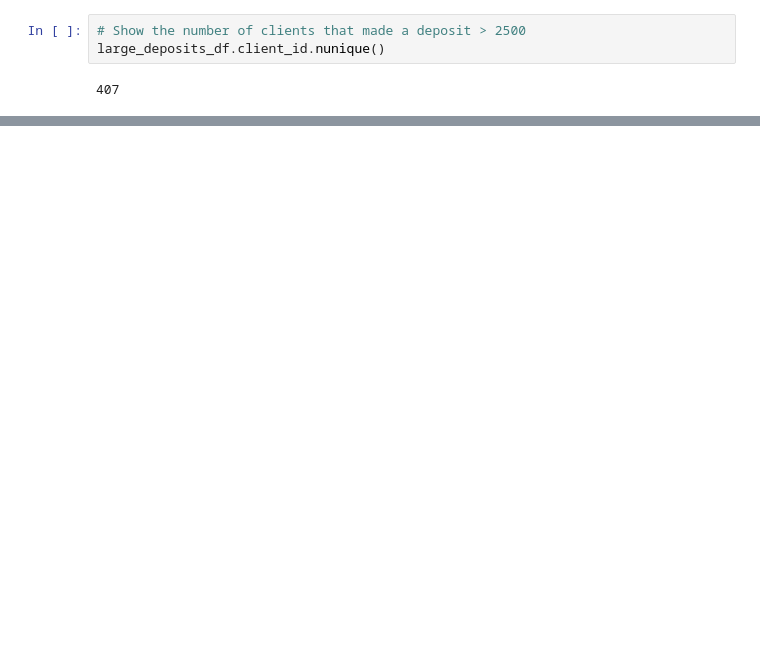
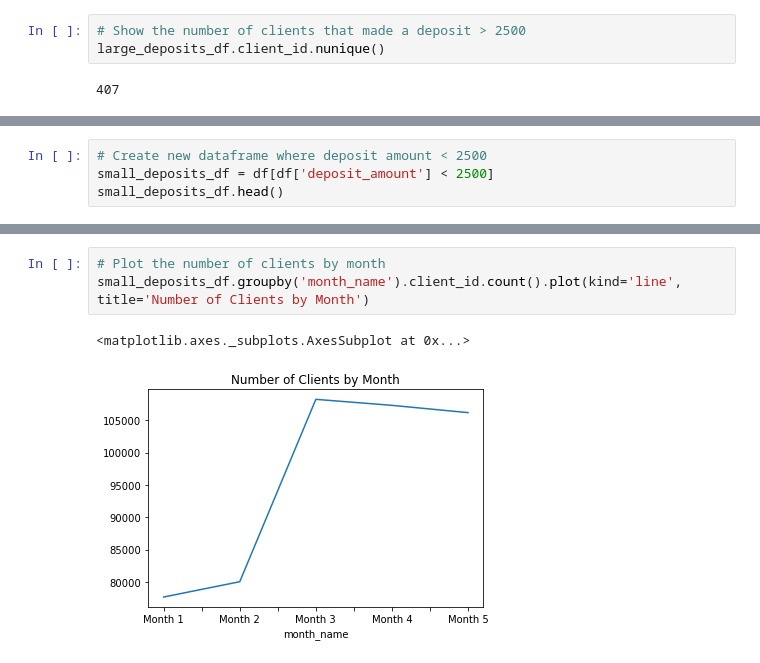
Before and after one commit to AvatarJoshi/marketing_campaign_analysis, a Jupyter notebook: marketing_analysis.ipynb, the cells around one changed output, grey strips where cells are left out. Saved outputs shown, nothing was run; the diff lists cells and outputs as text; blank space fills up the shorter version.

Commit message:
Made sure that large deposit outliers were not skewing data. Also, plotted depost_type by month. All metrics assessed so far appear to indicate that the marketing campaign has been successful.

```diff
--- a/marketing_analysis.ipynb
+++ b/marketing_analysis.ipynb
@@ -134,0 +133,4 @@ testing that these changes will be saved without issue from m2.
+# %%
+# Create new dataframe where deposit amount < 2500
+small_deposits_df = df[df['deposit_amount'] < 2500]
+small_deposits_df.head()
@@ -134,0 +144,6 @@ testing that these changes will be saved without issue from m2.
+# %%
+# Plot the number of clients by month
+small_deposits_df.groupby('month_name').client_id.count().plot(kind='line', title='Number of Clients by Month')
+# %% [output]
+<matplotlib.axes._subplots.AxesSubplot at 0x...>
+[figure, added]
```
Also changed, not shown: parts of 9 cells of this notebook.
